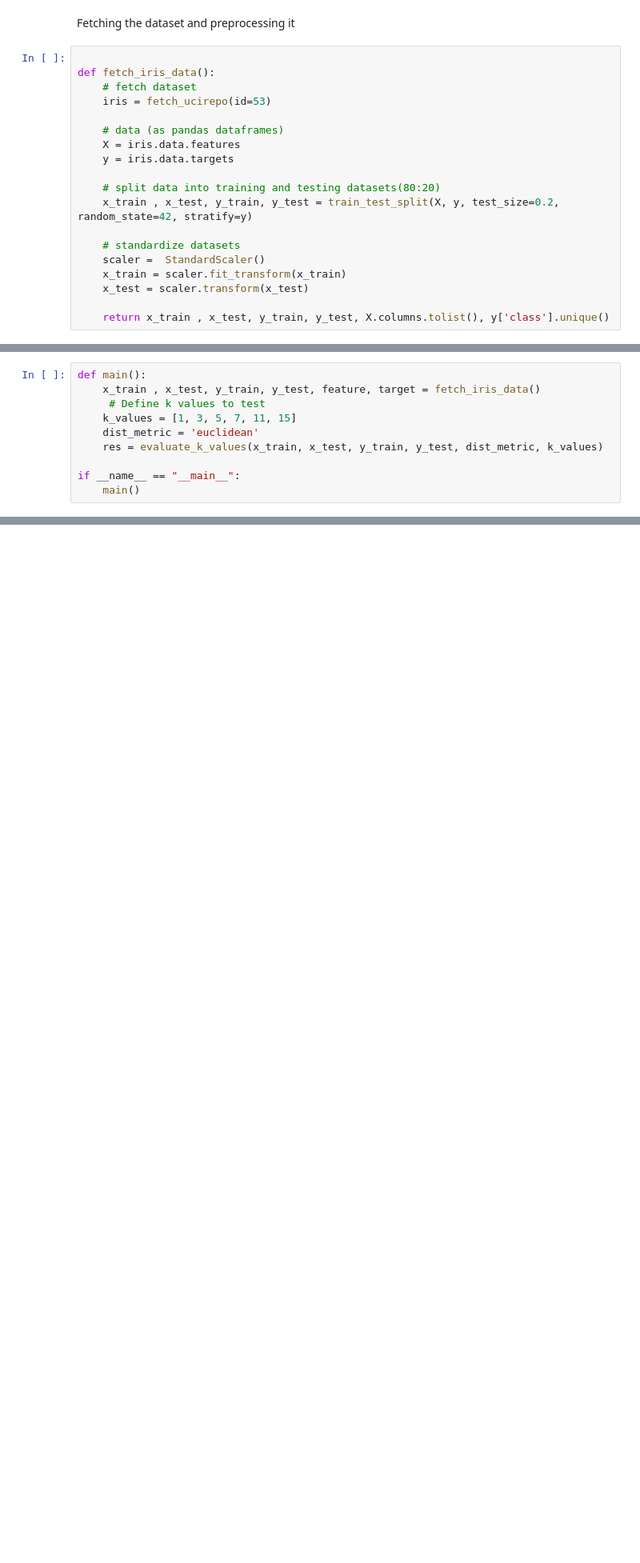
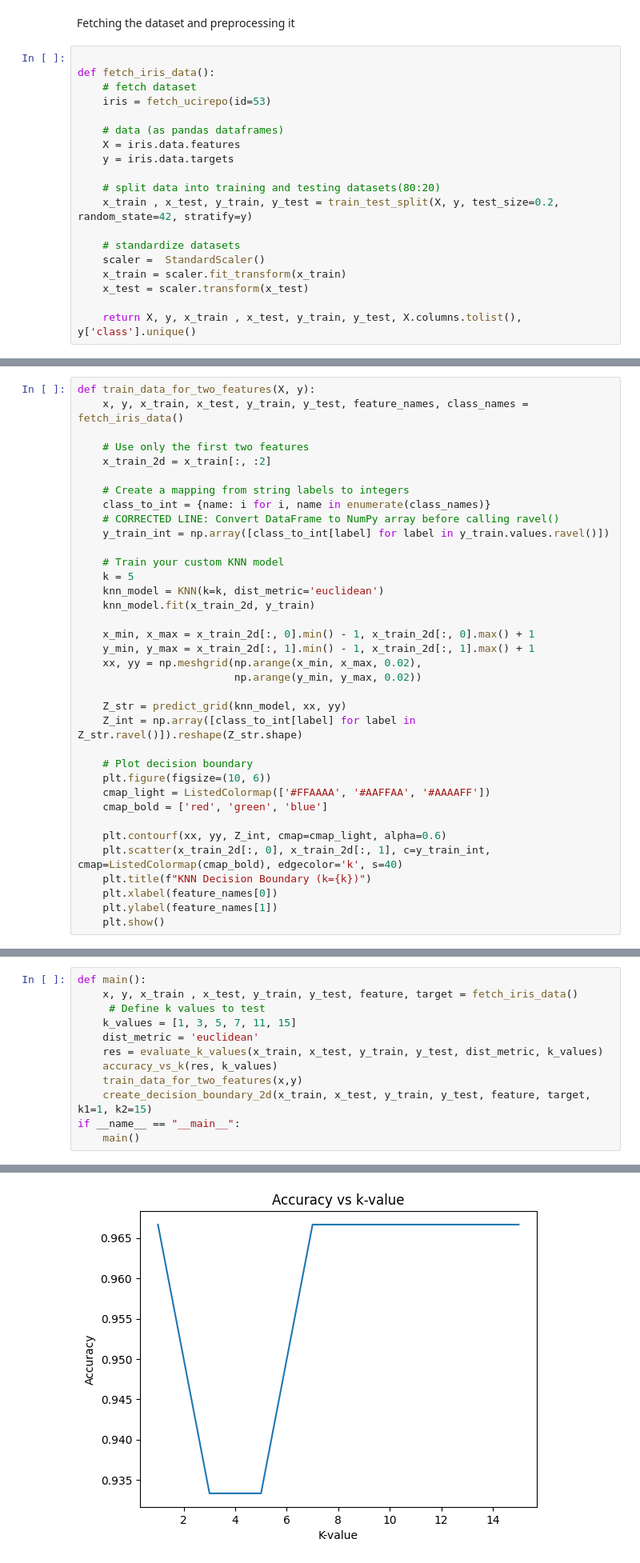
Before and after one commit to KritikaChoudhary2708/Appscript-task-Kritika-Choudhary, a Jupyter notebook: knn-algorithm.ipynb, the cells around one changed output, grey strips where cells are left out. Shown at 80% size. Drawn from its saved outputs; the diff is of its cells as text; blank space fills up the shorter version.

```diff
--- a/knn-algorithm.ipynb
+++ b/knn-algorithm.ipynb
@@ -49,7 +50,7 @@ def fetch_iris_data():
     x_train = scaler.fit_transform(x_train)
     x_test = scaler.transform(x_test)
 
-    return x_train , x_test, y_train, y_test, X.columns.tolist(), y['class'].unique()
+    return X, y, x_train , x_test, y_train, y_test, X.columns.tolist(), y['class'].unique()
 # %% [markdown]
 **Implementation of K-nearest neighbor**
 
@@ -111,0 +139,36 @@ def evaluate_k_values(x_train, x_test, y_train, y_test, dist_metric, k_values):
+# %%
+def train_data_for_two_features(X, y):
+    x, y, x_train, x_test, y_train, y_test, feature_names, class_names = fetch_iris_data()
+
+    # Use only the first two features
+    x_train_2d = x_train[:, :2]
+
+    # Create a mapping from string labels to integers
+    class_to_int = {name: i for i, name in enumerate(class_names)}
+    # CORRECTED LINE: Convert DataFrame to NumPy array before calling ravel()
+    y_train_int = np.array([class_to_int[label] for label in y_train.values.ravel()])
+
+    # Train your custom KNN model
+    k = 5
+    knn_model = KNN(k=k, dist_metric='euclidean')
+    knn_model.fit(x_train_2d, y_train)
+
+    x_min, x_max = x_train_2d[:, 0].min() - 1, x_train_2d[:, 0].max() + 1
+    y_min, y_max = x_train_2d[:, 1].min() - 1, x_train_2d[:, 1].max() + 1
+    xx, yy = np.meshgrid(np.arange(x_min, x_max, 0.02),
+                         np.arange(y_min, y_max, 0.02))
+
+    Z_str = predict_grid(knn_model, xx, yy)
+    Z_int = np.array([class_to_int[label] for label in Z_str.ravel()]).reshape(Z_str.shape)
+
+    # Plot decision boundary
+    plt.figure(figsize=(10, 6))
+    cmap_light = ListedColormap(['#FFAAAA', '#AAFFAA', '#AAAAFF'])
+    cmap_bold = ['red', 'green', 'blue']
+
+    plt.contourf(xx, yy, Z_int, cmap=cmap_light, alpha=0.6)
+    plt.scatter(x_train_2d[:, 0], x_train_2d[:, 1], c=y_train_int, cmap=ListedColormap(cmap_bold), edgecolor='k', s=40)
+    plt.title(f"KNN Decision Boundary (k={k})")
+    plt.xlabel(feature_names[0])
+    plt.ylabel(feature_names[1])
+    plt.show()
@@ -112,11 +233,13 @@ def evaluate_k_values(x_train, x_test, y_train, y_test, dist_metric, k_values):
 # %%
 def main():
-    x_train , x_test, y_train, y_test, feature, target = fetch_iris_data()
+    x, y, x_train , x_test, y_train, y_test, feature, target = fetch_iris_data()
      # Define k values to test
     k_values = [1, 3, 5, 7, 11, 15]
     dist_metric = 'euclidean'
     res = evaluate_k_values(x_train, x_test, y_train, y_test, dist_metric, k_values)
-
+    accuracy_vs_k(res, k_values)
+    train_data_for_two_features(x,y)
+    create_decision_boundary_2d(x_train, x_test, y_train, y_test, feature, target, k1=1, k2=15)
 if __name__ == "__main__":
     main()
 # %% [output]
@@ -128,0 +253 @@ Accuracy for k15 = 0.9666666666666667
+[figure, added]
```
Also changed, not shown: parts of 7 cells of this notebook.
